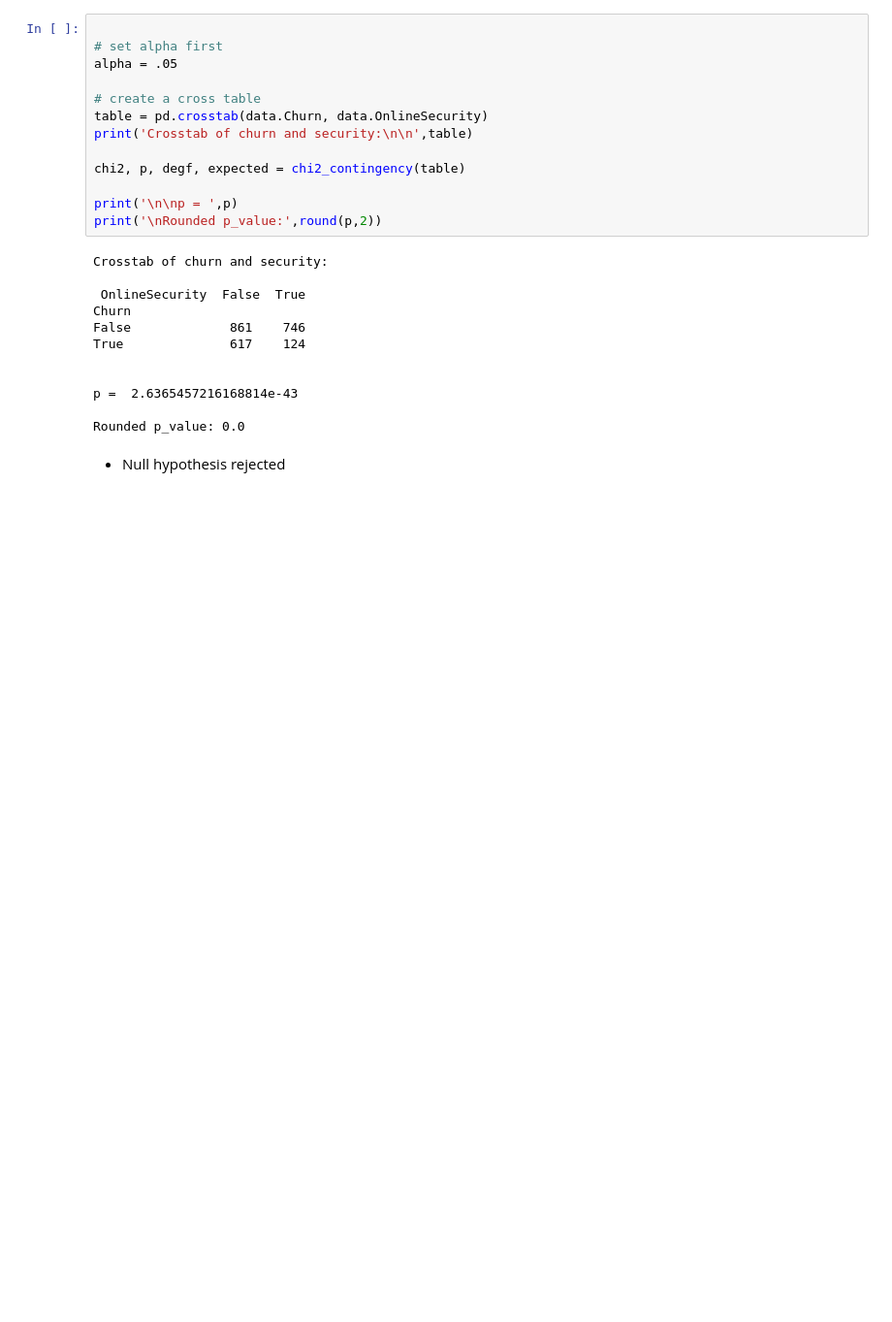
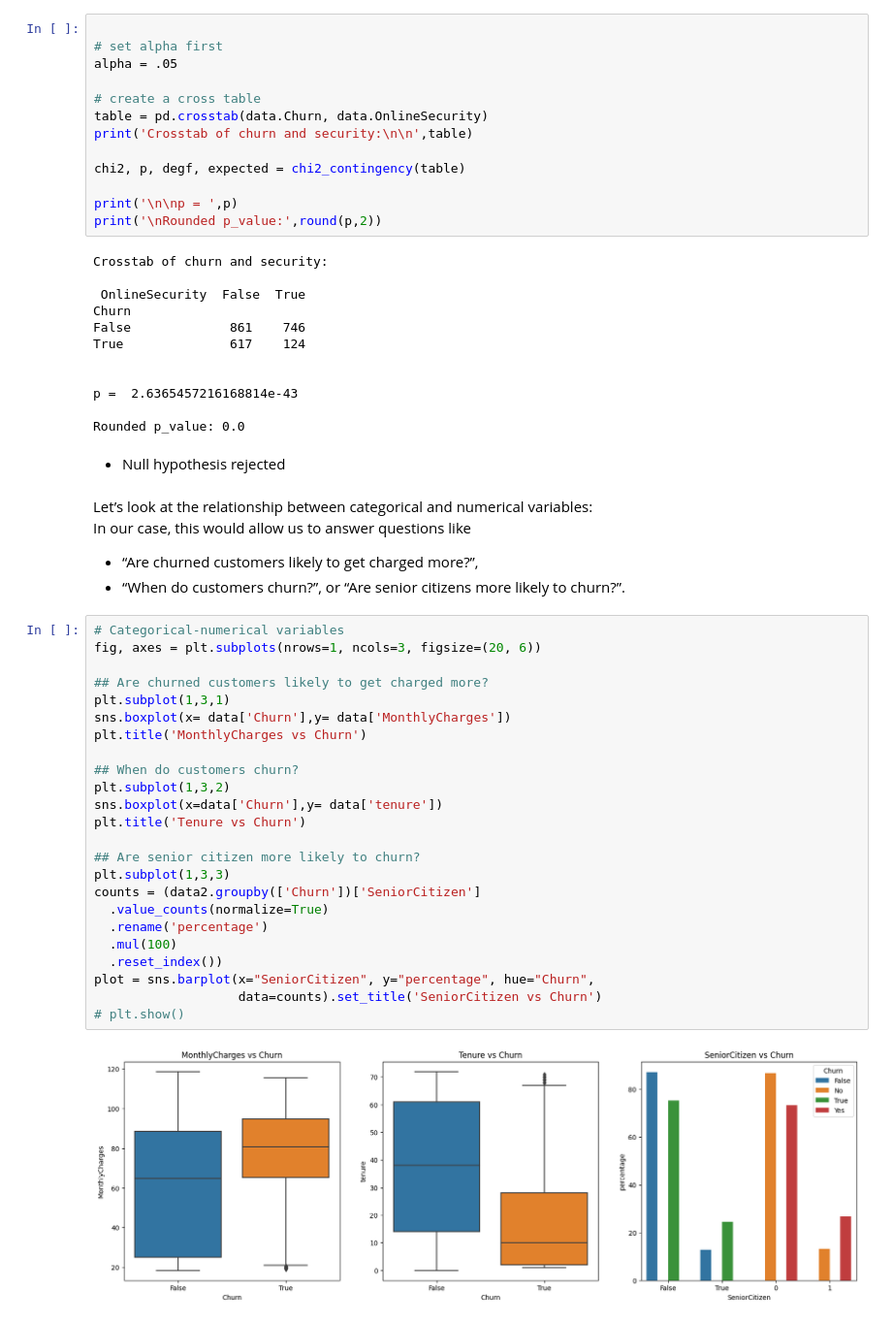
Before and after one commit to Ephicho/Classification, a Jupyter notebook: classification.ipynb, the cells around one changed output. Shown at 97% size. Cells and saved outputs as stored; diff of their text form; blank space fills up the shorter version.

```diff
--- a/classification.ipynb
+++ b/classification.ipynb
@@ -262,3 +263,34 @@ p =  2.6365457216168814e-43
 Rounded p_value: 0.0
 # %% [markdown]
 * Null hypothesis rejected
+# %% [markdown]
+Let’s look at the relationship between categorical and numerical variables:
+In our case, this would allow us to answer questions like
+* “Are churned customers likely to get charged more?”,
+* “When do customers churn?”, or “Are senior citizens more likely to churn?”.
+# %%
+# Categorical-numerical variables
+fig, axes = plt.subplots(nrows=1, ncols=3, figsize=(20, 6))
+
+## Are churned customers likely to get charged more?
+plt.subplot(1,3,1)
+sns.boxplot(x= data['Churn'],y= data['MonthlyCharges'])
+plt.title('MonthlyCharges vs Churn')
+
+## When do customers churn?
+plt.subplot(1,3,2)
+sns.boxplot(x=data['Churn'],y= data['tenure'])
+plt.title('Tenure vs Churn')
+
+## Are senior citizen more likely to churn?
+plt.subplot(1,3,3)
+counts = (data2.groupby(['Churn'])['SeniorCitizen']
+  .value_counts(normalize=True)
+  .rename('percentage')
+  .mul(100)
+  .reset_index())
+plot = sns.barplot(x="SeniorCitizen", y="percentage", hue="Churn",
+                   data=counts).set_title('SeniorCitizen vs Churn')
+# plt.show()
+# %% [output]
+[figure, added]
```
Also changed, not shown: parts of 2 cells of this notebook.
